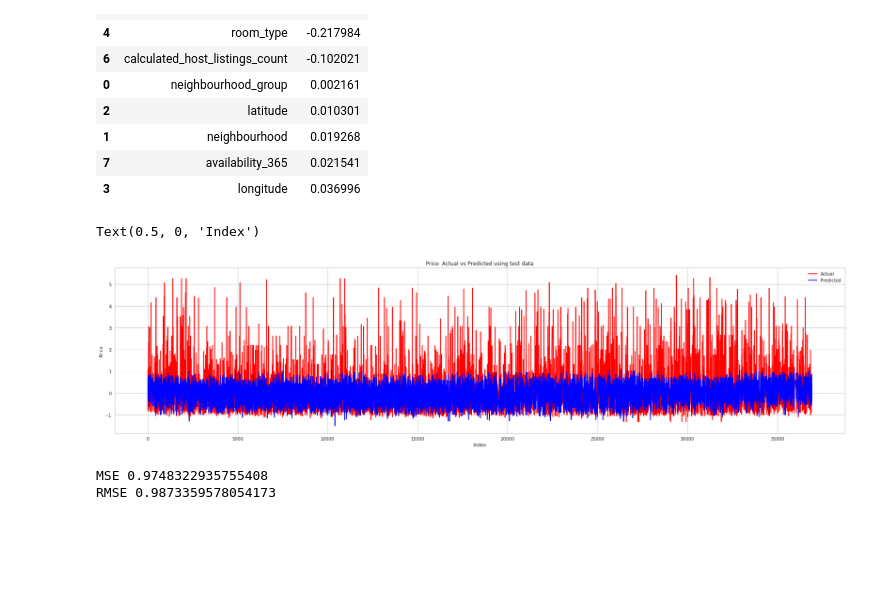
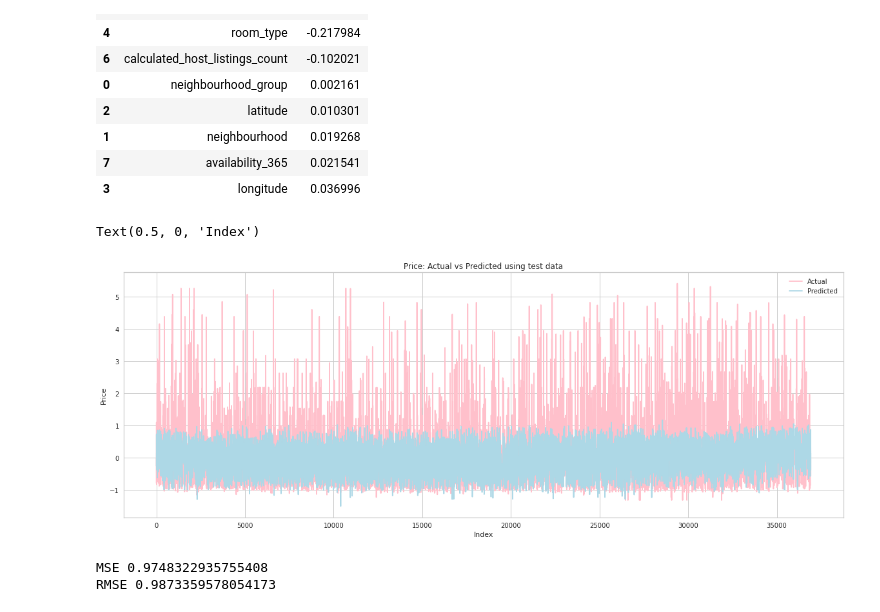
Before and after one commit to csridlen/eco395m-project-2, a Jupyter notebook: code/Lasso_model.ipynb, the cells around one changed output. Cells and saved outputs as stored; diff of their text form; code cells hidden in the pictures; blank space fills up the shorter version.

```diff
--- a/code/Lasso_model.ipynb
+++ b/code/Lasso_model.ipynb
@@ -221,15 +235,16 @@ lasso_coef.sort_values(by="Coefficient", ascending=True).head(10)
 | 3 | longitude | 0.036996 |
 # %%
 # actual vs predicted price using test data
-fig, ax = plt.subplots(figsize=(30, 7))
-sns.lineplot(x=y_test.index, y=y_test, label="Actual", color="red", ax=ax)
-sns.lineplot(x=y_test.index, y=y_test_pred, label="Predicted", color="blue", ax=ax)
+# Lasso does not do a great job at predicting prices
+fig, ax = plt.subplots(figsize=(20, 7))
+sns.lineplot(x=y_test.index, y=y_test, label="Actual", color="pink", ax=ax)
+sns.lineplot(x=y_test.index, y=y_test_pred, label="Predicted", color="lightblue", ax=ax)
 ax.set_title("Price: Actual vs Predicted using test data")
 ax.set_ylabel("Price")
 ax.set_xlabel("Index")
 # %% [output]
 Text(0.5, 0, 'Index')
-[figure, old version]
+[figure, new version]
 # %%
 # Lasso
 lasso = Lasso()
```
Also changed, not shown: parts of 7 cells of this notebook, 8 other files.
